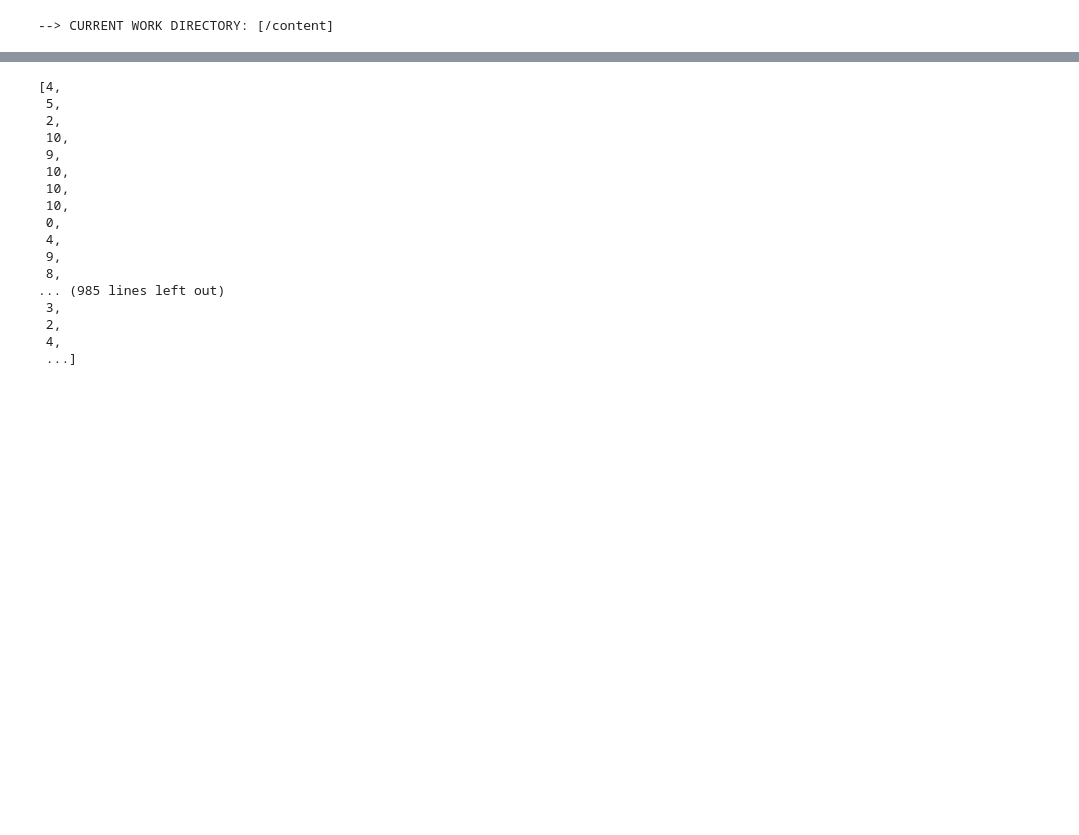
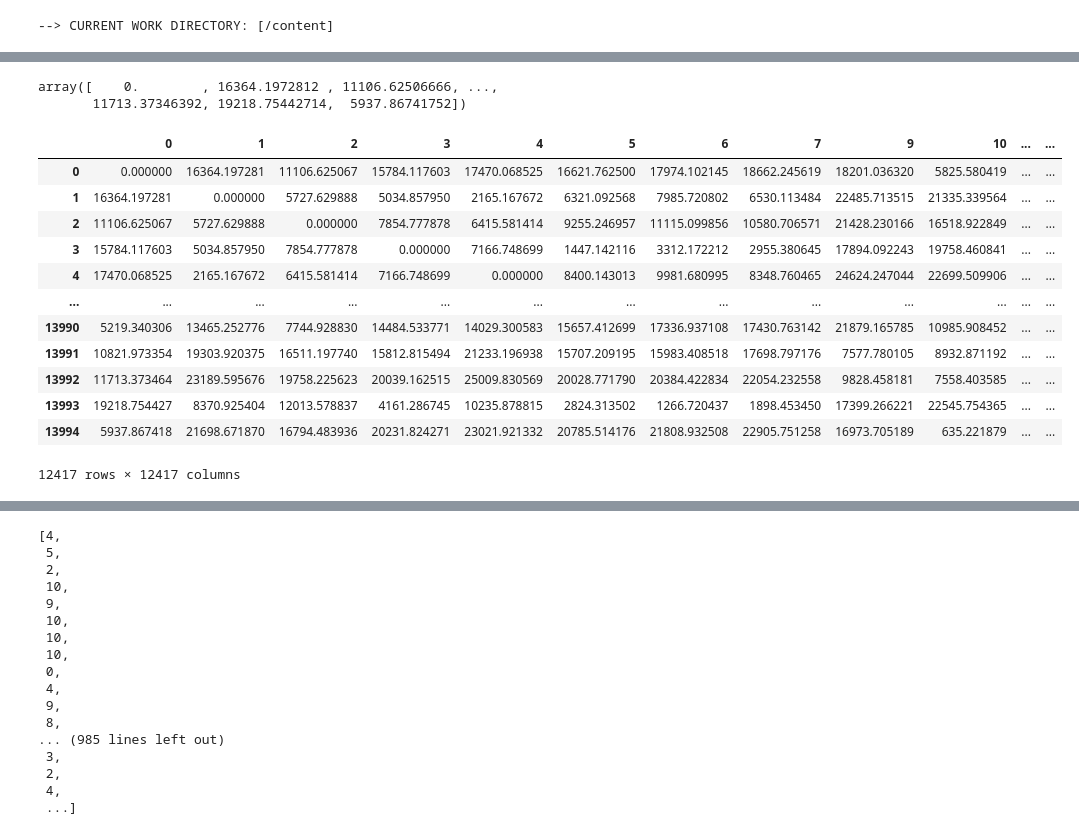
Before and after one commit to Osw1997/tsl, a Jupyter notebook: examples/notebooks/replication_notebook.ipynb, the cells around one changed output, grey strips where cells are left out. Cells and saved outputs as stored; diff of their text form; code cells hidden in the pictures; blank space fills up the shorter version.

```diff
--- a/examples/notebooks/replication_notebook.ipynb
+++ b/examples/notebooks/replication_notebook.ipynb
@@ -294 +271,36 @@ array([inf, inf, inf, ..., inf, inf, inf])
+# %%
+dist[0]
+# %% [output]
+array([    0.        , 16364.1972812 , 11106.62506666, ...,
+       11713.37346392, 19218.75442714,  5937.86741752])
+# %%
+def distance_matrix_crimes(df):
+    #cambiamos la proyección para distancias en metros
+    df = gpd.GeoDataFrame(
+        df, geometry = gpd.points_from_xy(df.long, df.lat),
+        crs="EPSG:4326"
+    )
+    df = df.set_crs('EPSG:4326').to_crs('EPSG:3857')
+    dist = df.geometry.apply(lambda g: df.distance(g))
+
+dft10 = dft[:].copy()
+
+gdft = gpd.GeoDataFrame(dft10, crs='EPSG:4326').to_crs('EPSG:3857')
+gdft.geometry.apply(lambda g: gdft.distance(g))
+# gpd.GeoDataFrame(dft10, geometry = gpd.points_from_xy(dft[:10].long, dft[:10].lat), crs="EPSG:4326")
+#
+# %% [output]
+|  | 0 | 1 | 2 | 3 | 4 | 5 | 6 | 7 | 9 | 10 | ... | ... |
+| 0 | 0.000000 | 16364.197281 | 11106.625067 | 15784.117603 | 17470.068525 | 16621.762500 | 17974.102145 | 18662.245619 | 18201.036320 | 5825.580419 | ... | ... |
+| 1 | 16364.197281 | 0.000000 | 5727.629888 | 5034.857950 | 2165.167672 | 6321.092568 | 7985.720802 | 6530.113484 | 22485.713515 | 21335.339564 | ... | ... |
+| 2 | 11106.625067 | 5727.629888 | 0.000000 | 7854.777878 | 6415.581414 | 9255.246957 | 11115.099856 | 10580.706571 | 21428.230166 | 16518.922849 | ... | ... |
+| 3 | 15784.117603 | 5034.857950 | 7854.777878 | 0.000000 | 7166.748699 | 1447.142116 | 3312.172212 | 2955.380645 | 17894.092243 | 19758.460841 | ... | ... |
+| 4 | 17470.068525 | 2165.167672 | 6415.581414 | 7166.748699 | 0.000000 | 8400.143013 | 9981.680995 | 8348.760465 | 24624.247044 | 22699.509906 | ... | ... |
+| ... | ... | ... | ... | ... | ... | ... | ... | ... | ... | ... | ... | ... |
+| 13990 | 5219.340306 | 13465.252776 | 7744.928830 | 14484.533771 | 14029.300583 | 15657.412699 | 17336.937108 | 17430.763142 | 21879.165785 | 10985.908452 | ... | ... |
+| 13991 | 10821.973354 | 19303.920375 | 16511.197740 | 15812.815494 | 21233.196938 | 15707.209195 | 15983.408518 | 17698.797176 | 7577.780105 | 8932.871192 | ... | ... |
+| 13992 | 11713.373464 | 23189.595676 | 19758.225623 | 20039.162515 | 25009.830569 | 20028.771790 | 20384.422834 | 22054.232558 | 9828.458181 | 7558.403585 | ... | ... |
+| 13993 | 19218.754427 | 8370.925404 | 12013.578837 | 4161.286745 | 10235.878815 | 2824.313502 | 1266.720437 | 1898.453450 | 17399.266221 | 22545.754365 | ... | ... |
+| 13994 | 5937.867418 | 21698.671870 | 16794.483936 | 20231.824271 | 23021.921332 | 20785.514176 | 21808.932508 | 22905.751258 | 16973.705189 | 635.221879 | ... | ... |
+12417 rows × 12417 columns
 # %%
```
Also changed, not shown: parts of 8 cells of this notebook.
